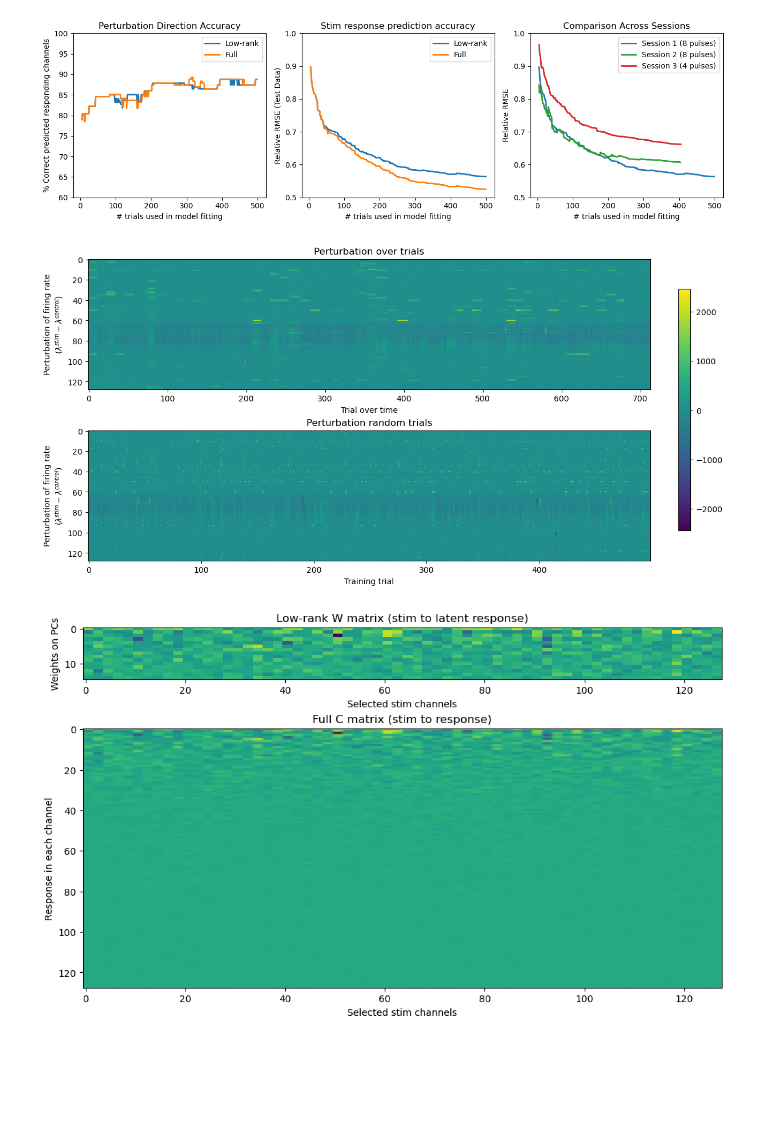
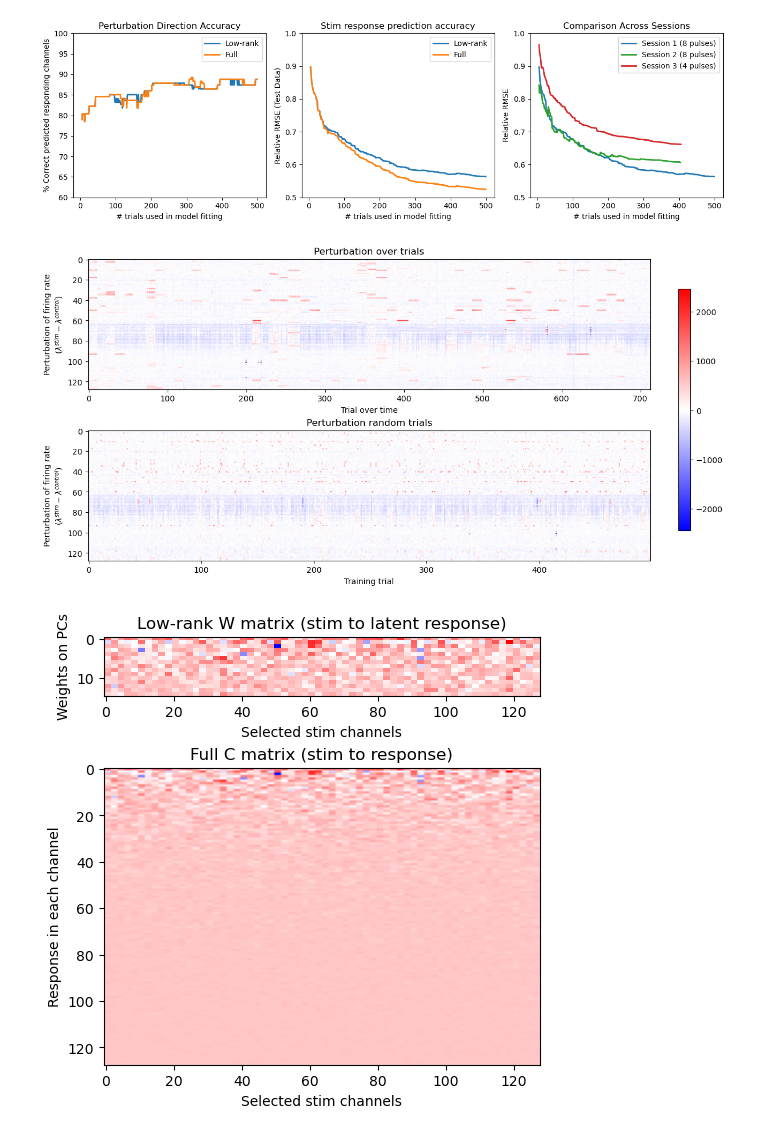
Before and after one commit to Raynor-Cerebellum-Project/RCP_analysis, a Jupyter notebook: scripts/W_inference.ipynb, the cells around one changed output. Drawn from its saved outputs; the diff is of its cells as text; code cells hidden in the pictures; blank space fills up the shorter version.

```diff
--- a/scripts/W_inference.ipynb
+++ b/scripts/W_inference.ipynb
@@ -490,6 +490,7 @@ vmax = max(perturbation_15.max(),
 im0 = axes[0].imshow(
     perturbation_15.T,
     aspect="auto",
+    cmap="bwr",
     vmin=vmin,
     vmax=vmax
 )
@@ -501,6 +502,7 @@ axes[0].set_title("Perturbation over trials")
 im1 = axes[1].imshow(
     perturbation_15[train_idx_15].T,
     aspect="auto",
+    cmap="bwr",
     vmin=vmin,
     vmax=vmax
 )
@@ -513,28 +515,26 @@ fig.colorbar(im1, ax=axes, shrink=0.8)
 
 plt.show()
 # %% [output]
-[figure, old version]
+[figure, new version]
 # %%
 import matplotlib.pyplot as plt
 fig, axes = plt.subplots(
     2, 1,
-    figsize=(10, 6),
+    figsize=(5, 5),
     gridspec_kw={"height_ratios": [1, 5]},  # top shorter, bottom taller
     constrained_layout=True
 )
 
-# Top — low rank
-im0 = axes[0].imshow(W_lowrank_15, aspect="auto")
+im0 = axes[0].imshow(W_lowrank_15, aspect="auto", cmap="bwr")
 axes[0].set_title("Low-rank W matrix (stim to latent response)")
 axes[0].set_xlabel("Selected stim channels")
 axes[0].set_ylabel("Weights on PCs")
 
-# Bottom — full matrix
-im1 = axes[1].imshow(W_lowrank_15_full, aspect="auto")
+im1 = axes[1].imshow(W_lowrank_15_full, aspect="auto", cmap="bwr")
 axes[1].set_title("Full C matrix (stim to response)")
 axes[1].set_xlabel("Selected stim channels")
 axes[1].set_ylabel("Response in each channel")
 
 plt.show()
 # %% [output]
-[figure, old version]
+[figure, new version]
```
Also changed, not shown: 1 other file.
